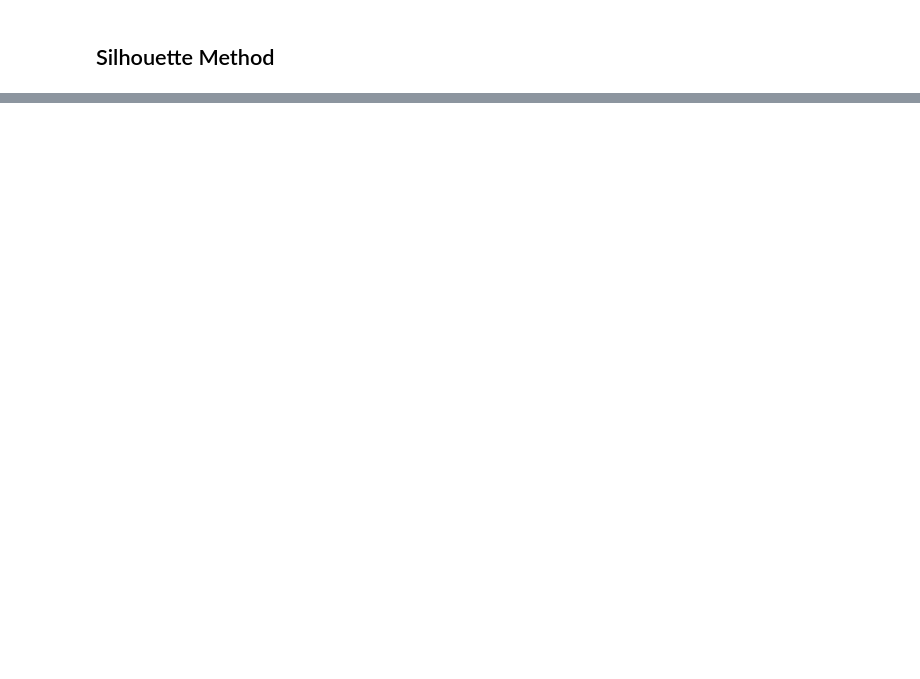
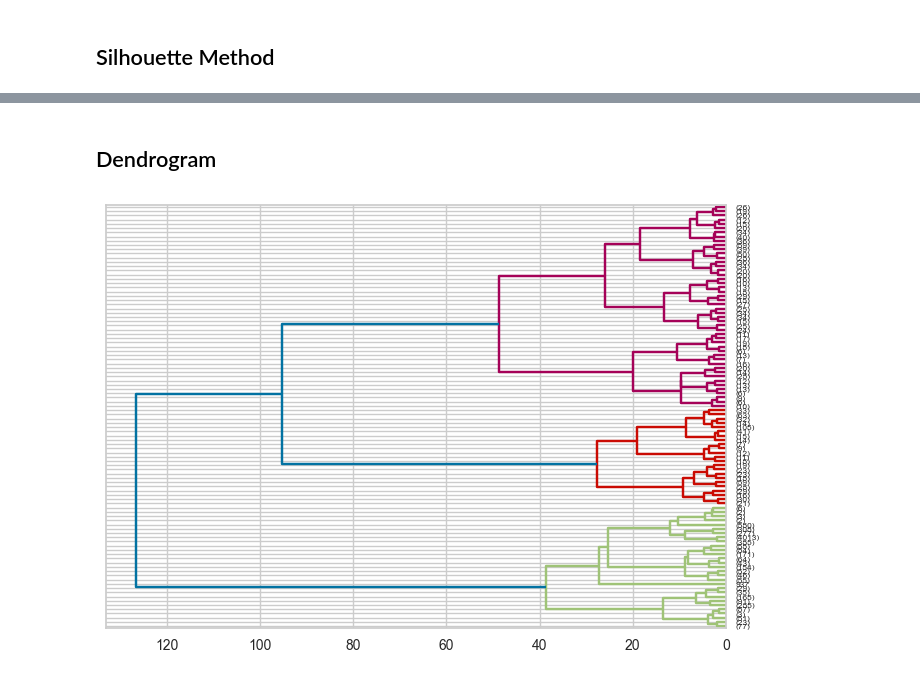
Before and after one commit to mcleroj/Python, a Jupyter notebook: clustering_metods.ipynb, the cells around one changed output, grey strips where cells are left out. Cells and saved outputs as stored; diff of their text form; code cells hidden in the pictures; blank space fills up the shorter version.

```diff
--- a/clustering_metods.ipynb
+++ b/clustering_metods.ipynb
@@ -237,0 +233,2 @@ for i in range(2, 11):
+# %% [markdown]
+## Dendrogram
@@ -237,0 +237,13 @@ for i in range(2, 11):
+# %%
+plt.figure()
+dendrogram = sch.dendrogram(
+    sch.linkage(df3, method="ward"),
+    orientation="left",
+    leaf_font_size=6,
+    truncate_mode="lastp",
+    p=100,
+    show_contracted=True,
+)
+plt.show()
+# %% [output]
+[figure, added]
```
Also changed, not shown: parts of 16 cells of this notebook.
